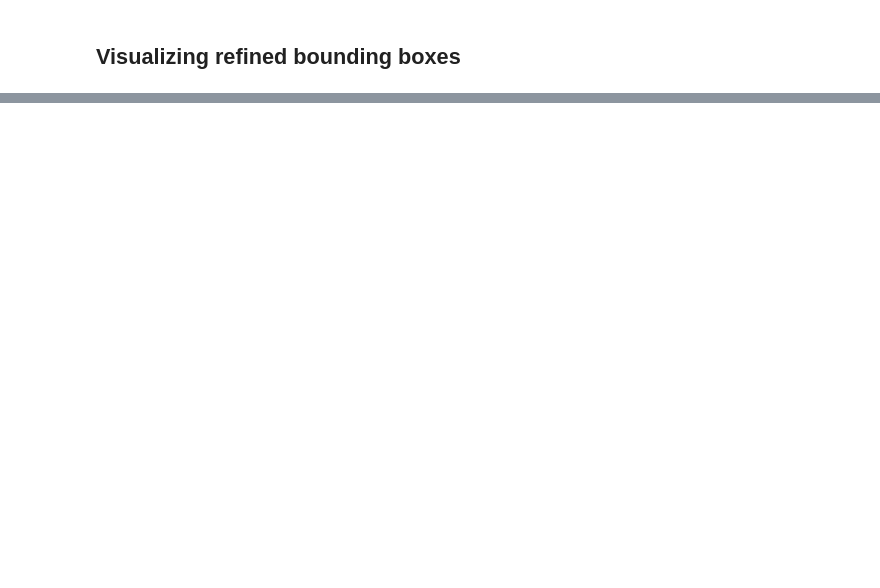
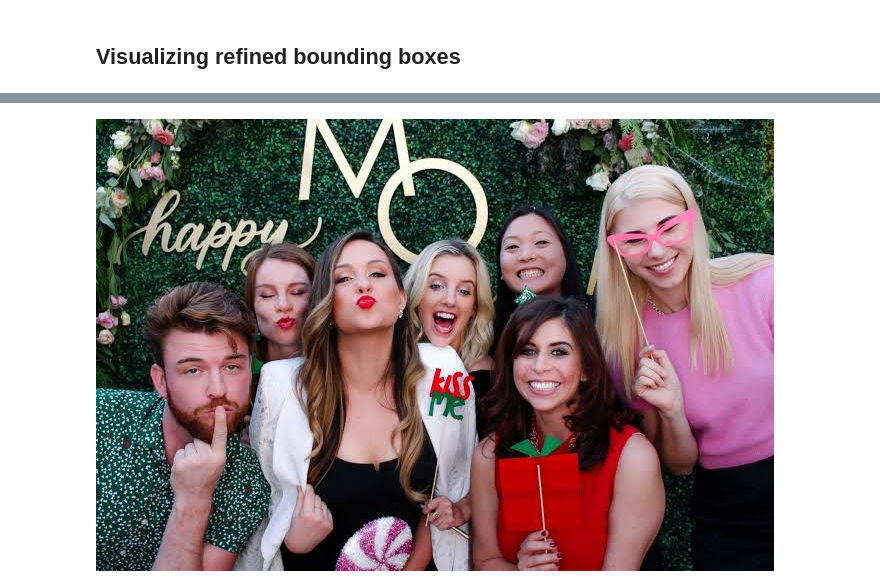
Before and after one commit to SunnyRaj94/visual-fashion-detector, a Jupyter notebook: 08_fashion_clip_experiments.ipynb, the cells around one changed output, grey strips where cells are left out. Saved outputs shown, nothing was run; the diff lists cells and outputs as text; code cells hidden in the pictures; blank space fills up the shorter version.

```diff
--- a/08_fashion_clip_experiments.ipynb
+++ b/08_fashion_clip_experiments.ipynb
@@ -73,0 +135,13 @@ HTML(html_str)
+# %%
+# Run raw visual presence verification check
+image_path = "/Users/sunnyraj/Downloads/images-2.jpeg"
+image = load_image(image_path)
+active_categories = classifier.extract_present_classes(
+    image=image,
+    user_categories=user_categories,
+    presence_threshold=0.15  # Adjust lower to pick up minor accessories, higher to reduce loose predictions
+)
+
+print(f"Verified Active Categories in Image: {active_categories}")
+display(image)  # Display the image in the notebook
+# %% [output]
@@ -73,0 +156 @@ HTML(html_str)
+[figure, added]
```
Also changed, not shown: parts of 8 cells of this notebook, 9 other files.
